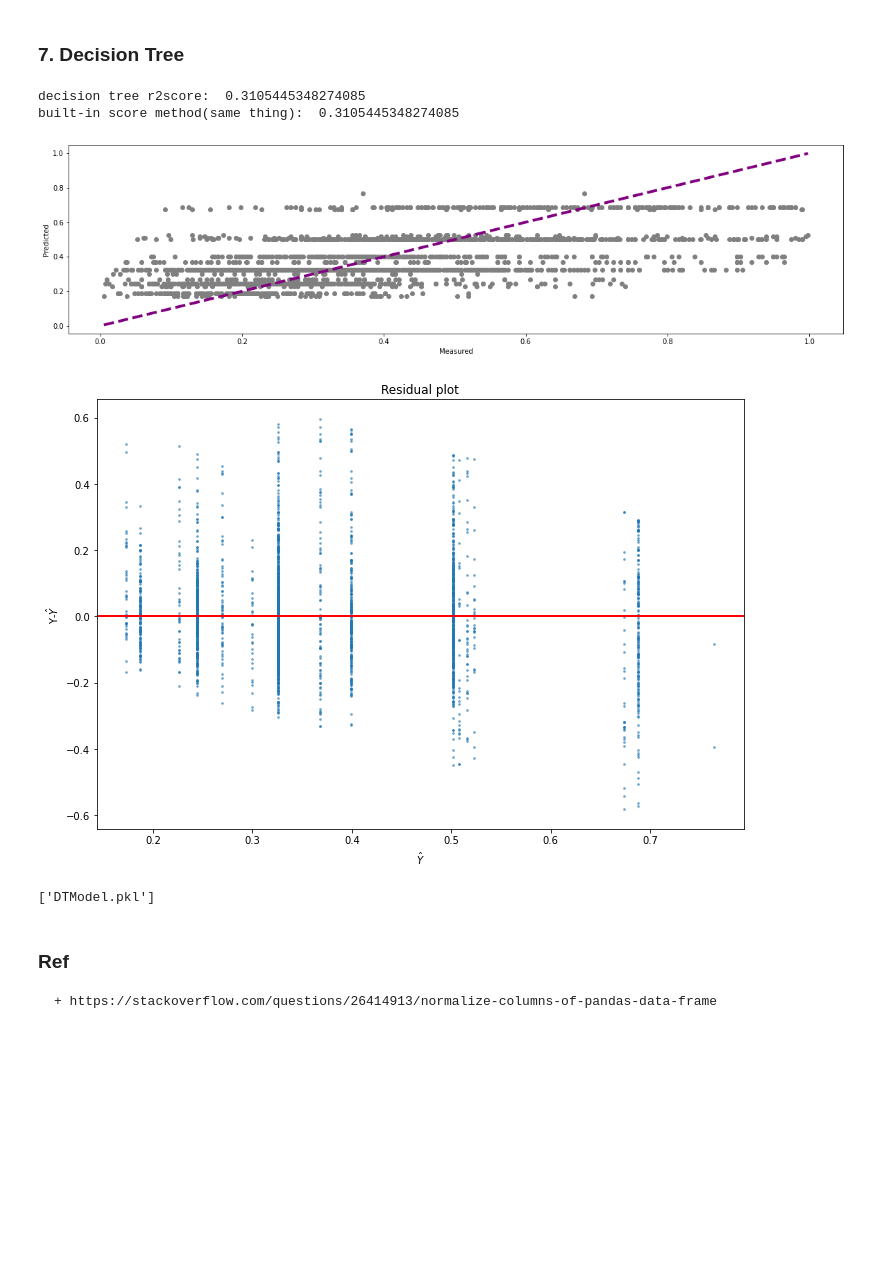
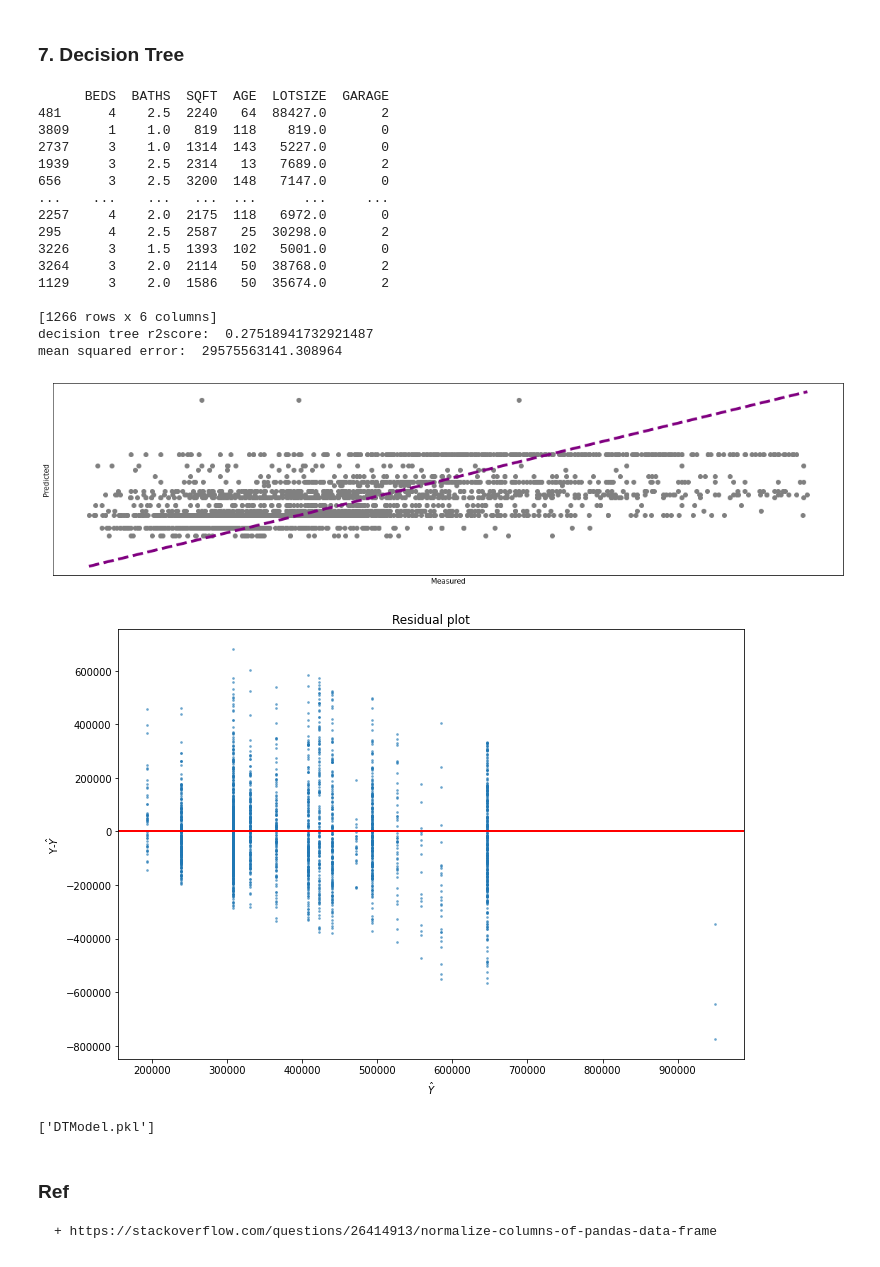
Before and after one commit to 22BobbyW/s14Lab2, a Jupyter notebook: notebooks/lab2_pricing_houses.ipynb, the cells around one changed output. Drawn from its saved outputs; the diff is of its cells as text; code cells hidden in the pictures; blank space fills up the shorter version.

```diff
--- a/notebooks/lab2_pricing_houses.ipynb
+++ b/notebooks/lab2_pricing_houses.ipynb
@@ -149,7 +157,6 @@ filter_data = data.copy()
 
 # Additional
 filter_data = filter_data[filter_data['SOLDPRICE'] < 1000000]
-
 
 # Apply to all
 for f in features + label:
@@ -159,10 +166,11 @@ for f in features + label:
     # Interaction terms
 
     # Standardize
-    filter_data[f] = (filter_data[f] - filter_data[f].mean()) / filter_data[f].std()
+
+    #filter_data[f] = (filter_data[f] - filter_data[f].mean()) / filter_data[f].std()
 
     # v. Normalize
-    filter_data[f] = (filter_data[f] - filter_data[f].min()) / (filter_data[f].max() - filter_data[f].min())
+    #filter_data[f] = (filter_data[f] - filter_data[f].min()) / (filter_data[f].max() - filter_data[f].min())
 
 filter_data = filter_data.reset_index()
 
@@ -288,9 +307,9 @@ joblib.dump(regr, filename='regr.pkl', compress=0)
 from sklearn.model_selection import train_test_split
 
 # Init x, y test,train @ 33% size (sklearn)
-#x:label, y:features
+#x:features, y:label
 
-featuresTrain, featuresTest, labelTrain, labelTest = train_test_split(features, label, train_size=0.33, shuffle=False)
+featuresTrain, featuresTest, labelTrain, labelTest = train_test_split(features, label, train_size=0.33)
 
 # Determine linear_model (sklearn - above))
 regression = linear_model.LinearRegression()
@@ -301,11 +320,12 @@ regression.fit(featuresTrain, labelTrain)
 # Score Method 1: (sklearn)
 # Ref. https://stackoverflow.com/questions/45529907/difference-between-model-score-vs-r2-score
 #  https://scikit-learn.org/stable/modules/generated/sklearn.model_selection.train_test_split.html
-score = regression.score(featuresTest, labelTest)
-print("first score: ", score)
+predicted = regression.predict(featuresTest)
+
+mseScore = mean_squared_error(labelTest, predicted)
+print('mean squared error: ', mseScore)
 
 # Score Method 2 (sklearn)
-predicted = regression.predict(featuresTest)
 r2Score = r2_score(labelTest, predicted)
 print("r2 score: ", r2Score)
 
@@ -317,6 +337,8 @@ plt.scatter(labelTest, predicted, color='green')
 plt.plot([labelTest.min(), labelTest.max()], [labelTest.min(), labelTest.max()], 'k--', lw=4, color='yellow')
 plt.ylabel('Predicted')
 plt.xlabel('Measured')
+plt.xticks(())
+plt.yticks(())
 plt.show()
 
 #residual plot
@@ -353,42 +375,61 @@ decisionTree = DecisionTreeRegressor(max_depth = 4)
 # Fit
 decisionTree.fit(featuresTrain, labelTrain)
 
+print(featuresTrain)
+
 # Predictions
 decisionTreePrediction = decisionTree.predict(featuresTest)
 
 # Score
 decisionTreeR2Score = r2_score(labelTest, decisionTreePrediction)
+decisionTreeMSE = mean_squared_error(labelTest, decisionTreePrediction)
 print("decision tree r2score: ", decisionTreeR2Score)
-print("built-in score method(same thing): ", decisionTree.score(featuresTest, labelTest))
+print("mean squared error: ", decisionTreeMSE)
 
 # Plot outputs (matplotlab - above)
 plt.figure(figsize=(20, 5))
 plt.scatter(labelTest, decisionTreePrediction, color='grey')
 plt.plot([labelTest.min(), labelTest.max()], [labelTest.min(), labelTest.max()], 'k--', lw=4, color='purple')
 plt.ylabel('Predicted')
 plt.xlabel('Measured')
+plt.xticks(())
+plt.yticks(())
 plt.show()
 
 #residual plot
 transposedLabelTest = labelTest.transpose() #so that we can subtract prediction from data
 
 plt.figure(figsize=(10, 7))
 resid = transposedLabelTest - decisionTreePrediction
 plt.axhline(y=0, linestyle='-', linewidth=2, color="r")
 plt.scatter(x=decisionTreePrediction, y=resid, alpha=0.5, s=3)
 plt.title("Residual plot")
 plt.ylabel(r"Y-$\hat Y$")
 plt.xlabel(r'$\hat Y$')
 plt.tight_layout()
 plt.show()
 
 # Download model as pkl file
 joblib.dump(decisionTree, "DTModel.pkl")
 # %% [output]
-decision tree r2score:  0.3105445348274085
-built-in score method(same thing):  0.3105445348274085
+      BEDS  BATHS  SQFT  AGE  LOTSIZE  GARAGE
+481      4    2.5  2240   64  88427.0       2
+3809     1    1.0   819  118    819.0       0
+2737     3    1.0  1314  143   5227.0       0
+1939     3    2.5  2314   13   7689.0       2
+656      3    2.5  3200  148   7147.0       0
+...    ...    ...   ...  ...      ...     ...
+2257     4    2.0  2175  118   6972.0       0
+295      4    2.5  2587   25  30298.0       2
+3226     3    1.5  1393  102   5001.0       0
+3264     3    2.0  2114   50  38768.0       2
+1129     3    2.0  1586   50  35674.0       2
+
+[1266 rows x 6 columns]
+decision tree r2score:  0.27518941732921487
+mean squared error:  29575563141.308964
-[figure, old version]
+[figure, new version]
-[figure, old version]
+[figure, new version]
 ['DTModel.pkl']
 # %% [markdown]
 ### Ref
```
Also changed, not shown: parts of 5 cells of this notebook, 5 other files.
